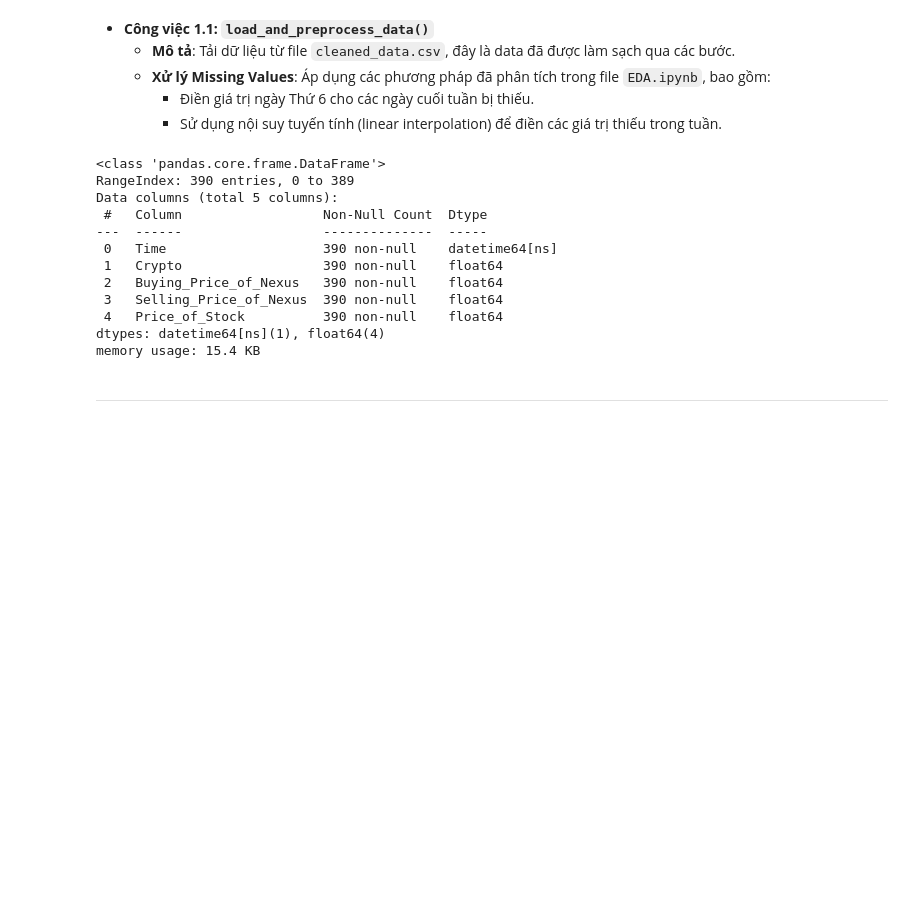
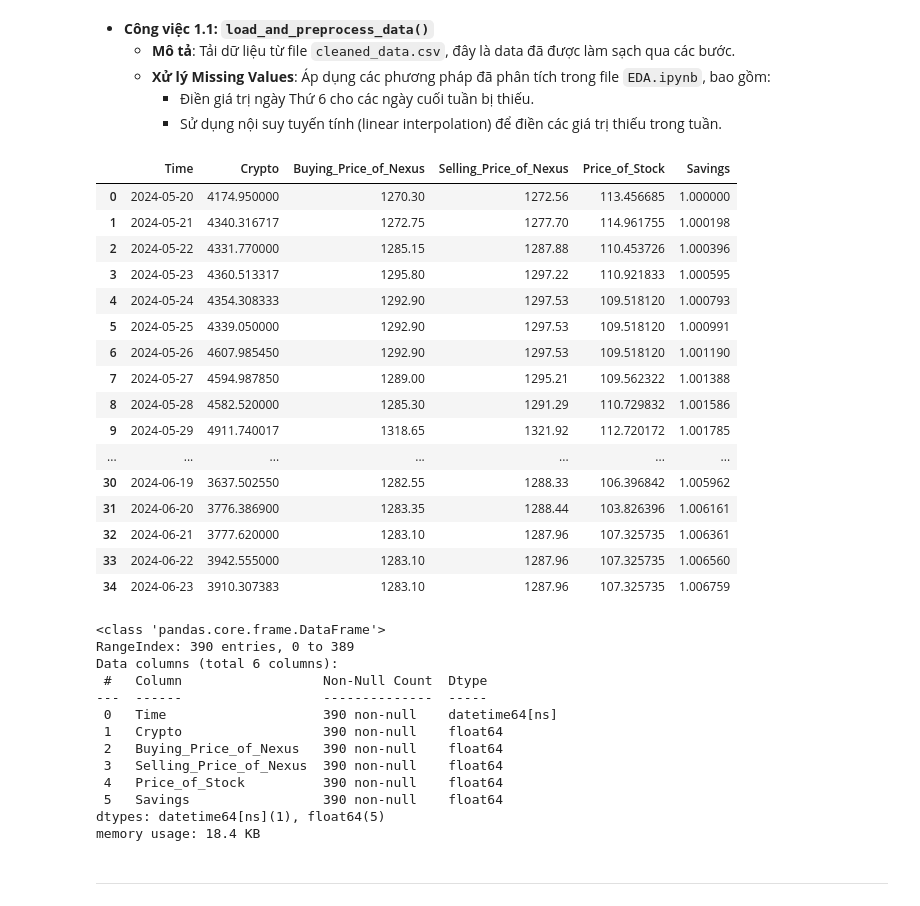
Before and after one commit to nguyenlog205/tmh2025-vong1, a Jupyter notebook: notebooks/model.ipynb, the cells around one changed output. Drawn from its saved outputs; the diff is of its cells as text; code cells hidden in the pictures; blank space fills up the shorter version.

```diff
--- a/notebooks/model.ipynb
+++ b/notebooks/model.ipynb
@@ -56,12 +56,42 @@ dataset_path = os.path.join(BASE_DIR, 'data', 'cleaned_data.csv')
 
 # Load the dataset
 df = pd.read_csv(dataset_path,  encoding='utf-8', parse_dates=['Time'])
+# %%
+# Lãi suất hàng ngày (tính theo lãi kép)
+daily_rf_rate = (1 + 0.075)**(1/365) - 1
+
+# Tạo chuỗi giá trị, bắt đầu từ 1 và tăng dần theo lãi suất hàng ngày
+# np.arange(len(df)) sẽ tạo ra một mảng từ 0, 1, 2, ...
+savings_series = (1 + daily_rf_rate) ** np.arange(len(df))
+
+# Gán vào cột 'Savings'
+df['Savings'] = savings_series
+
+df.head(35)
+# %% [output]
+|  | Time | Crypto | Buying_Price_of_Nexus | Selling_Price_of_Nexus | Price_of_Stock | Savings |
+| 0 | 2024-05-20 | 4174.950000 | 1270.30 | 1272.56 | 113.456685 | 1.000000 |
+| 1 | 2024-05-21 | 4340.316717 | 1272.75 | 1277.70 | 114.961755 | 1.000198 |
+| 2 | 2024-05-22 | 4331.770000 | 1285.15 | 1287.88 | 110.453726 | 1.000396 |
+| 3 | 2024-05-23 | 4360.513317 | 1295.80 | 1297.22 | 110.921833 | 1.000595 |
+| 4 | 2024-05-24 | 4354.308333 | 1292.90 | 1297.53 | 109.518120 | 1.000793 |
+| 5 | 2024-05-25 | 4339.050000 | 1292.90 | 1297.53 | 109.518120 | 1.000991 |
+| 6 | 2024-05-26 | 4607.985450 | 1292.90 | 1297.53 | 109.518120 | 1.001190 |
+| 7 | 2024-05-27 | 4594.987850 | 1289.00 | 1295.21 | 109.562322 | 1.001388 |
+| 8 | 2024-05-28 | 4582.520000 | 1285.30 | 1291.29 | 110.729832 | 1.001586 |
+| 9 | 2024-05-29 | 4911.740017 | 1318.65 | 1321.92 | 112.720172 | 1.001785 |
+| ... | ... | ... | ... | ... | ... | ... |
+| 30 | 2024-06-19 | 3637.502550 | 1282.55 | 1288.33 | 106.396842 | 1.005962 |
+| 31 | 2024-06-20 | 3776.386900 | 1283.35 | 1288.44 | 103.826396 | 1.006161 |
+| 32 | 2024-06-21 | 3777.620000 | 1283.10 | 1287.96 | 107.325735 | 1.006361 |
+| 33 | 2024-06-22 | 3942.555000 | 1283.10 | 1287.96 | 107.325735 | 1.006560 |
+| 34 | 2024-06-23 | 3910.307383 | 1283.10 | 1287.96 | 107.325735 | 1.006759 |
 # %%
 df.info()
 # %% [output]
 <class 'pandas.core.frame.DataFrame'>
 RangeIndex: 390 entries, 0 to 389
-Data columns (total 5 columns):
+Data columns (total 6 columns):
  #   Column                  Non-Null Count  Dtype
 ---  ------                  --------------  -----
  0   Time                    390 non-null    datetime64[ns]
@@ -69,8 +99,9 @@ Data columns (total 5 columns):
  2   Buying_Price_of_Nexus   390 non-null    float64
  3   Selling_Price_of_Nexus  390 non-null    float64
  4   Price_of_Stock          390 non-null    float64
-dtypes: datetime64[ns](1), float64(4)
-memory usage: 15.4 KB
+ 5   Savings                 390 non-null    float64
+dtypes: datetime64[ns](1), float64(5)
+memory usage: 18.4 KB
 # %% [markdown]
 ---
 # %% [markdown]
```
Also changed, not shown: parts of 13 cells of this notebook.
